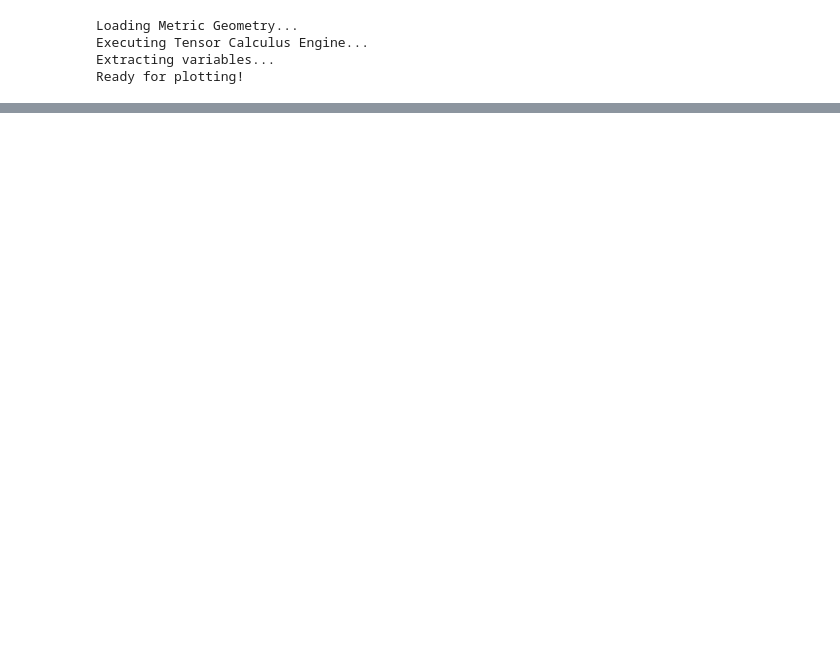
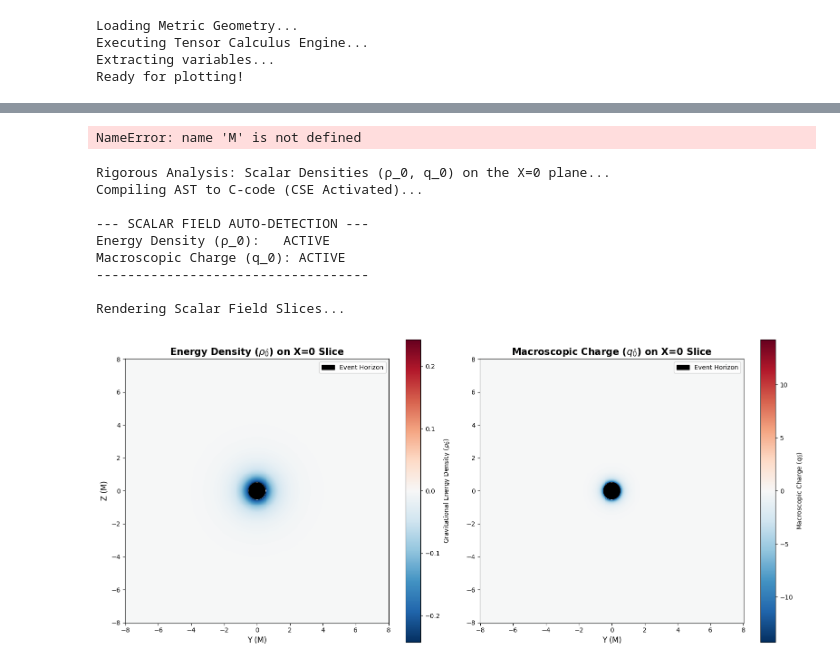
Before and after one commit to 1Aadi0/bbh-gem, a Jupyter notebook: notebooks/modular.ipynb, the cells around one changed output, grey strips where cells are left out. Drawn from its saved outputs; the diff is of its cells as text; code cells hidden in the pictures; blank space fills up the shorter version.

```diff
--- a/notebooks/modular.ipynb
+++ b/notebooks/modular.ipynb
@@ -1216,16 +1337,29 @@ def plot_H_field_spherical(H_hat, r_sym, theta_sym, param_dict, horizon_radius):
 
 SLICE_PLANE = 'Y' # Slice the Cartesian geometry (X, Y, or Z)
 
+# 1. Define physics parameters
 m_val = 1.0
 q_val = 0.8
-a_val = 0.999999999
+a_val = 0.99
 qm_val = 0.8
+
+# --- ADD THE NEW EXOTIC PARAMETERS FOR PROF. KAR'S METRICS ---
+l_val = 0.5       # Hayward regularization scale
+b0_val = 1.0      # Bronnikov-Ellis throat radius
+kappa_val = 1.0   # Wormhole lapse parameter
+lam_val = 1.0     # Wormhole lapse parameter
 
 param_dict = {}
 if M is not None: param_dict[M] = m_val
 if Q is not None: param_dict[Q] = q_val
 if a is not None: param_dict[a] = a_val
 if Qm is not None: param_dict[Qm] = qm_val
+
+# --- REGISTER THE NEW SYMBOLS ---
+if syms.get('l') is not None: param_dict[syms['l']] = l_val
+if syms.get('b0') is not None: param_dict[syms['b0']] = b0_val
+if syms.get('kappa') is not None: param_dict[syms['kappa']] = kappa_val
+if syms.get('lambda') is not None: param_dict[syms['lambda']] = lam_val
 if syms.get('a_t') is not None:
     param_dict[syms['a_t']] = 1.0
     param_dict[sp.diff(syms['a_t'], syms['t'])] = 0.5
@@ -1245,6 +1379,8 @@ else:
     else: horizon_r = 2.0 * m_val
 
     plot_H_field_spherical(H_hat, r, theta, param_dict, horizon_radius=horizon_r)
+# %% [output]
+NameError: name 'M' is not defined
 # %%
 def plot_scalar_charges_cartesian(rho_hat, q_hat, slice_axis, x_sym, y_sym, z_sym, param_dict, horizon_radius):
     print(f"Rigorous Analysis: Scalar Densities (\u03c1_0, q_0) on the {slice_axis}=0 plane...")
@@ -1480,35 +1616,59 @@ def plot_scalar_charges_spherical(rho_hat, q_hat, r_sym, theta_sym, param_dict,
 
 SLICE_PLANE = 'X' # Slice the Cartesian geometry (X, Y, or Z)
 
+# 1. Define physics parameters
 m_val = 1.0
 q_val = 0.8
 a_val = 0.99
 qm_val = 0.8
+
+# --- ADD THE NEW EXOTIC PARAMETERS FOR PROF. KAR'S METRICS ---
+l_val = 0.5       # Hayward regularization scale
+b0_val = 1.0      # Bronnikov-Ellis throat radius
+kappa_val = 1.0   # Wormhole lapse parameter
+lam_val = 1.0     # Wormhole lapse parameter
 
 param_dict = {}
 if M is not None: param_dict[M] = m_val
 if Q is not None: param_dict[Q] = q_val
 if a is not None: param_dict[a] = a_val
 if Qm is not None: param_dict[Qm] = qm_val
+
+# --- REGISTER THE NEW SYMBOLS ---
+if syms.get('l') is not None: param_dict[syms['l']] = l_val
+if syms.get('b0') is not None: param_dict[syms['b0']] = b0_val
+if syms.get('kappa') is not None: param_dict[syms['kappa']] = kappa_val
+if syms.get('lambda') is not None: param_dict[syms['lambda']] = lam_val
 if syms.get('a_t') is not None:
     param_dict[syms['a_t']] = 1.0
     param_dict[sp.diff(syms['a_t'], syms['t'])] = 0.5
 
 if x is not None:
     if a is not None: horizon_r = m_val + np.sqrt(m_val**2 - a_val**2)
     elif Q is not None: horizon_r = 0.5 * np.sqrt(m_val**2 - q_val**2)
     elif M is None: horizon_r = None
     else: horizon_r = m_val / 2.0
 
     plot_scalar_charges_cartesian(rho_hat, q_hat, SLICE_PLANE, x, y, z, param_dict, horizon_radius=horizon_r)
 
 else:
     if a is not None: horizon_r = m_val + np.sqrt(m_val**2 - a_val**2)
     elif Q is not None: horizon_r = m_val + np.sqrt(m_val**2 - q_val**2)
     elif Qm is not None: horizon_r = 1.62 * m_val
     else: horizon_r = 2.0 * m_val
 
     plot_scalar_charges_spherical(rho_hat, q_hat, r, theta, param_dict, horizon_radius=horizon_r)
+# %% [output]
+Rigorous Analysis: Scalar Densities (ρ_0, q_0) on the X=0 plane...
+Compiling AST to C-code (CSE Activated)...
+
+--- SCALAR FIELD AUTO-DETECTION ---
+Energy Density (ρ_0):   ACTIVE
+Macroscopic Charge (q_0): ACTIVE
+-----------------------------------
+
+Rendering Scalar Field Slices...
+[figure, added]
 # %%
 def plot_spatial_currents_cartesian(rho_hat, q_hat, slice_axis, x_sym, y_sym, z_sym, param_dict, horizon_radius):
     print(f"Rigorous Analysis: Spatial Currents (\u03c1_i, q_i) on the {slice_axis}=0 plane...")
```
Also changed, not shown: parts of 9 cells of this notebook, 2 other files.
